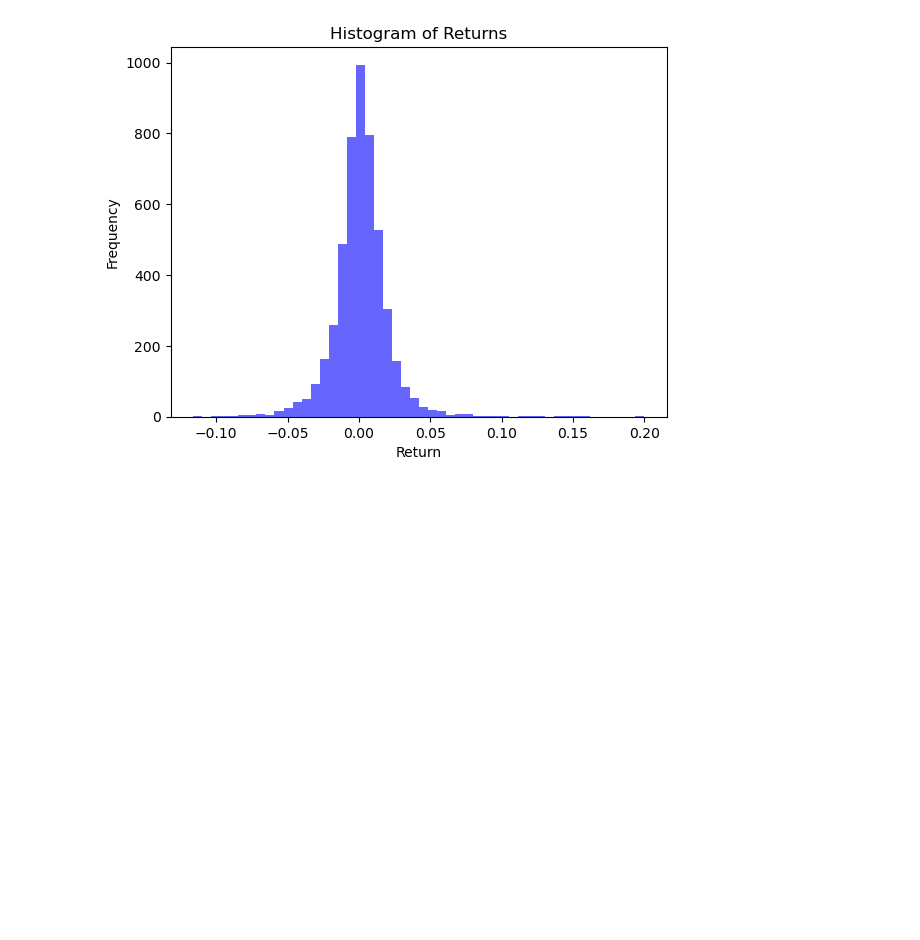
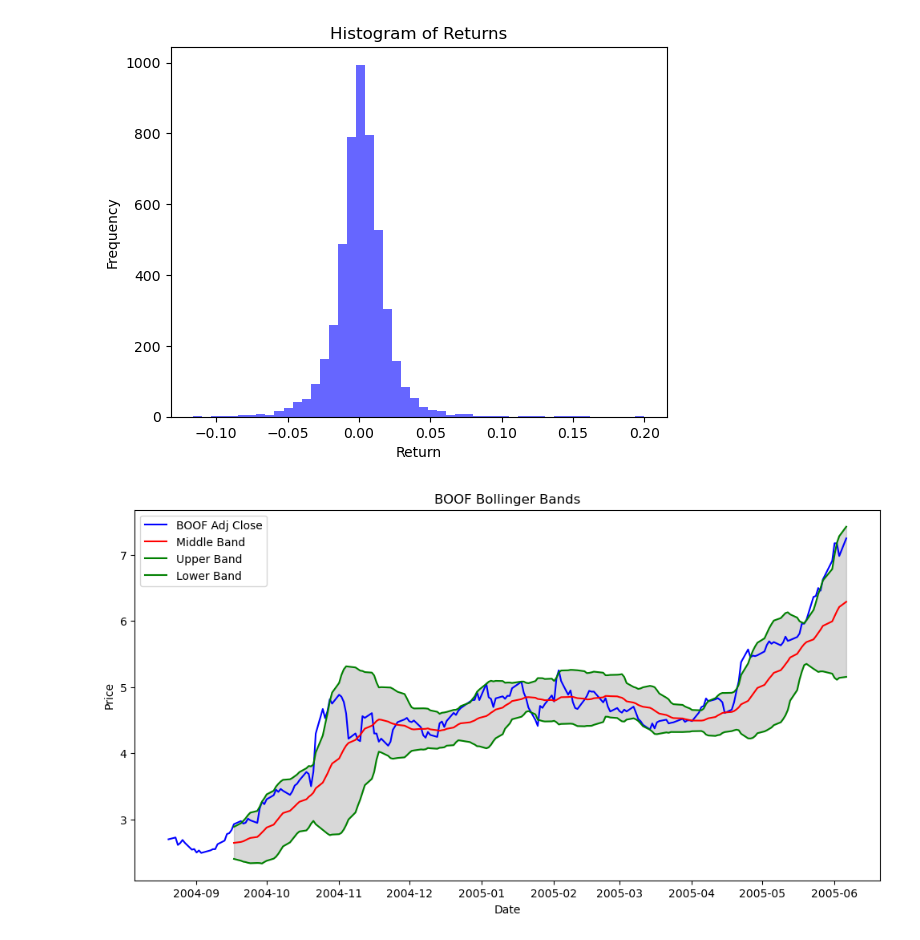
Before and after one commit to mlangsman/python-for-traders, a Jupyter notebook: matplotlib.ipynb, the cells around one changed output. Drawn from its saved outputs; the diff is of its cells as text; code cells hidden in the pictures; blank space fills up the shorter version.

Commit message:
Added bollinger band example

```diff
--- a/matplotlib.ipynb
+++ b/matplotlib.ipynb
@@ -209,3 +209,25 @@ plt.ylabel("Frequency")
 # %% [output]
 Text(0, 0.5, 'Frequency')
 [figure]
+# %%
+df.loc[:, 'SMA'] = df['Adj Close'].rolling(window=20).mean()
+# %%
+df.loc[:, 'STD'] = df['Close'].rolling(window=20).std()
+# %%
+df.loc[:,'Upper Band'] = df['SMA'] + (df['STD'] * 2)
+df.loc[:,'Lower Band'] = df['SMA'] - (df['STD'] * 2)
+# %%
+df_head = df.head(200)
+plt.figure(figsize=(12,6))
+plt.plot(df_head['Adj Close'], label='BOOF Adj Close', color='blue')
+plt.plot(df_head['SMA'], label='Middle Band', color='red')
+plt.plot(df_head['Upper Band'], label='Upper Band', color='green')
+plt.plot(df_head['Lower Band'], label='Lower Band', color='green')
+plt.fill_between(df_head.index, df_head['Upper Band'], df_head['Lower Band'], color='grey', alpha=0.3)
+plt.title('BOOF Bollinger Bands')
+plt.xlabel('Date')
+plt.ylabel('Price')
+plt.legend()
+plt.show()
+# %% [output]
+[figure, added]
```
